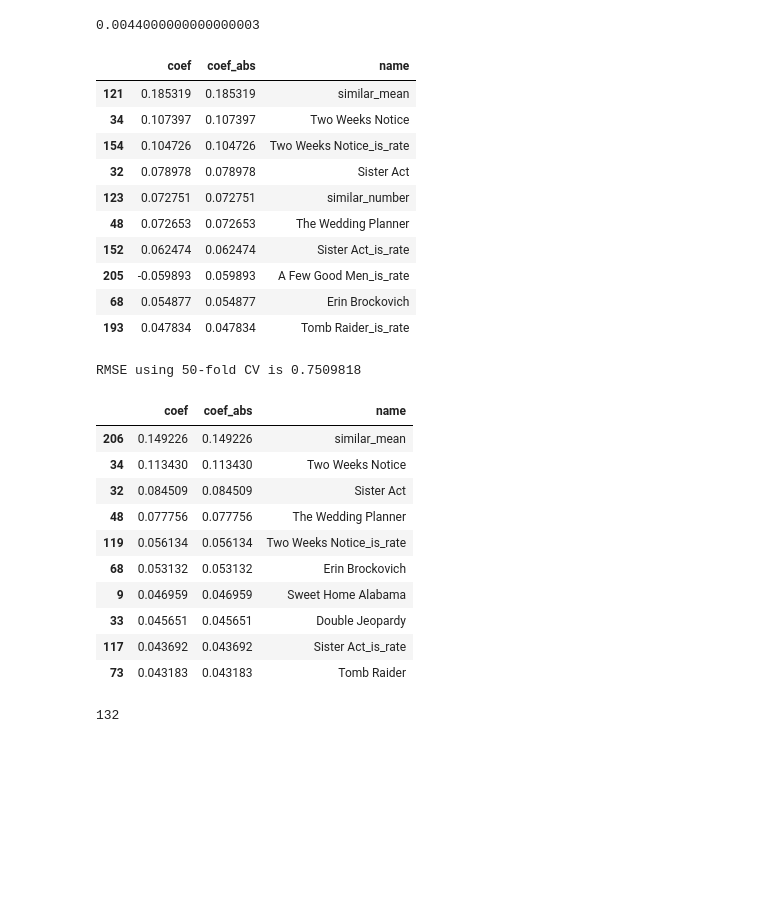
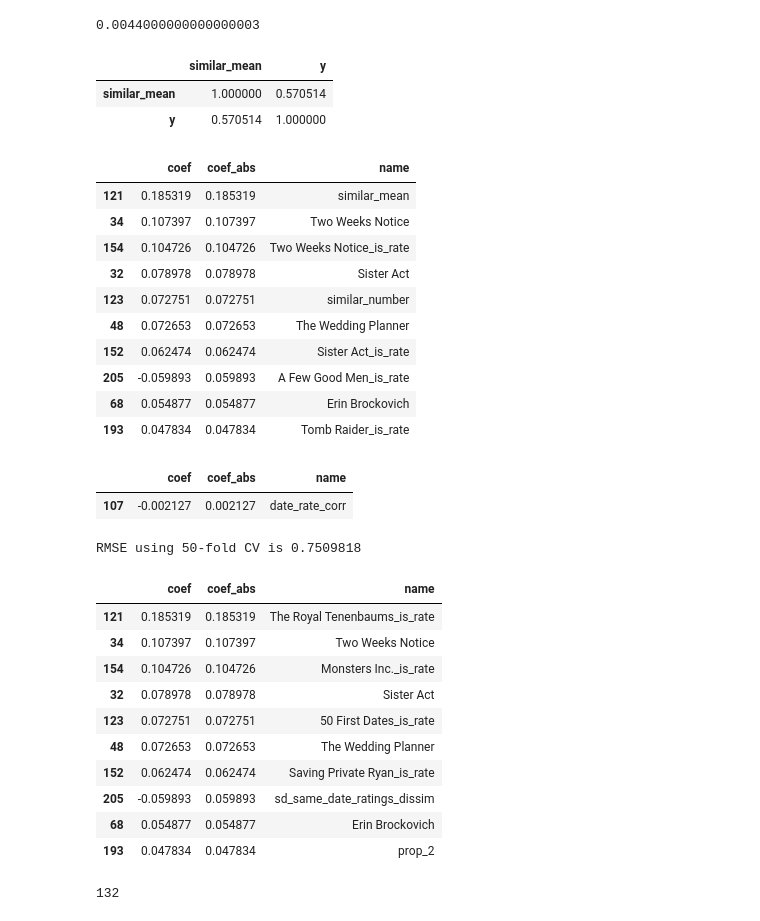
Before and after one commit to AvivNavon/Netflix-Prize, a Jupyter notebook: Netflix_Prize.ipynb, the cells around one changed output. Drawn from its saved outputs; the diff is of its cells as text; code cells hidden in the pictures; blank space fills up the shorter version.

```diff
--- a/Netflix_Prize.ipynb
+++ b/Netflix_Prize.ipynb
@@ -553,24 +577,39 @@ lasso_mod.fit(X_train_na_fix_full_scaled, y_train_full.values.ravel()).alpha_
 # %% [output]
 0.0044000000000000003
 # %%
-# top features... is_rate not scaled
+# # top features... is_rate not scaled
 lasso_mod = LassoCV(max_iter = 20000, alphas = np.arange(.0001, .01, .0001), cv = 100)
 lasso_model_fit = lasso_mod.fit(X_train_na_fix_full_scaled_, y_train_full.values.ravel())
-coefs_ = pd.DataFrame({'coef':lasso_model_fit.coef_, 'coef_abs':abs(lasso_model_fit.coef_),
-                       'name':X_train_na_fix_full_scaled_.columns})
-coefs_.sort_values('coef_abs', ascending = False).head(10)
-# %% [output]
-|  | coef | coef_abs | name |
-| 121 | 0.185319 | 0.185319 | similar_mean |
-| 34 | 0.107397 | 0.107397 | Two Weeks Notice |
-| 154 | 0.104726 | 0.104726 | Two Weeks Notice_is_rate |
-| 32 | 0.078978 | 0.078978 | Sister Act |
-| 123 | 0.072751 | 0.072751 | similar_number |
-| 48 | 0.072653 | 0.072653 | The Wedding Planner |
-| 152 | 0.062474 | 0.062474 | Sister Act_is_rate |
-| 205 | -0.059893 | 0.059893 | A Few Good Men_is_rate |
-| 68 | 0.054877 | 0.054877 | Erin Brockovich |
-| 193 | 0.047834 | 0.047834 | Tomb Raider_is_rate |
+# %%
+tmp = X_train_na_fix_full_scaled_[['similar_mean']].copy()
+tmp['y'] = y_train_full.values.ravel()
+tmp.corr()
+# %% [output]
+|  | similar_mean | y |
+| similar_mean | 1.000000 | 0.570514 |
+| y | 0.570514 | 1.000000 |
+# %%
+coefs_ = pd.DataFrame({'coef':lasso_model_fit.coef_, 'coef_abs':abs(lasso_model_fit.coef_),
+                       'name':X_train_na_fix_full_scaled_.columns})
+coefs_.sort_values('coef_abs', ascending = False).head(10)
+# %% [output]
+|  | coef | coef_abs | name |
+| 121 | 0.185319 | 0.185319 | similar_mean |
+| 34 | 0.107397 | 0.107397 | Two Weeks Notice |
+| 154 | 0.104726 | 0.104726 | Two Weeks Notice_is_rate |
+| 32 | 0.078978 | 0.078978 | Sister Act |
+| 123 | 0.072751 | 0.072751 | similar_number |
+| 48 | 0.072653 | 0.072653 | The Wedding Planner |
+| 152 | 0.062474 | 0.062474 | Sister Act_is_rate |
+| 205 | -0.059893 | 0.059893 | A Few Good Men_is_rate |
+| 68 | 0.054877 | 0.054877 | Erin Brockovich |
+| 193 | 0.047834 | 0.047834 | Tomb Raider_is_rate |
+# %%
+tmp = coefs_.sort_values('coef_abs', ascending = False).reset_index(drop=1)
+tmp.loc[tmp.name == 'date_rate_corr']
+# %% [output]
+|  | coef | coef_abs | name |
+| 107 | -0.002127 | 0.002127 | date_rate_corr |
 # %%
 # is_rate scaled...
 lasso_mod = LassoCV(max_iter = 10000, alphas = np.arange(.0001, .01, .0001), cv = 50) # normalize = True,
@@ -587,21 +626,22 @@ RMSE using 50-fold CV is 0.7509818
 # top features... is rate scaled
 lasso_mod = LassoCV(max_iter = 20000, alphas = np.arange(.0001, .01, .0001), cv = 100)
 lasso_model_fit = lasso_mod.fit(X_train_na_fix_full_scaled, y_train_full.values.ravel())
-coefs_ = pd.DataFrame({'coef':lasso_model_fit.coef_, 'coef_abs':abs(lasso_model_fit.coef_),
-                       'name':X_train_na_fix_full_scaled.columns})
-coefs_.sort_values('coef_abs', ascending = False).head(10)
-# %% [output]
-|  | coef | coef_abs | name |
-| 206 | 0.149226 | 0.149226 | similar_mean |
-| 34 | 0.113430 | 0.113430 | Two Weeks Notice |
-| 32 | 0.084509 | 0.084509 | Sister Act |
-| 48 | 0.077756 | 0.077756 | The Wedding Planner |
-| 119 | 0.056134 | 0.056134 | Two Weeks Notice_is_rate |
-| 68 | 0.053132 | 0.053132 | Erin Brockovich |
-| 9 | 0.046959 | 0.046959 | Sweet Home Alabama |
-| 33 | 0.045651 | 0.045651 | Double Jeopardy |
-| 117 | 0.043692 | 0.043692 | Sister Act_is_rate |
-| 73 | 0.043183 | 0.043183 | Tomb Raider |
+# %%
+coefs_ = pd.DataFrame({'coef':lasso_model_fit.coef_, 'coef_abs':abs(lasso_model_fit.coef_),
+                       'name':X_train_na_fix_full_scaled.columns})
+coefs_.sort_values('coef_abs', ascending = False).head(10)
+# %% [output]
+|  | coef | coef_abs | name |
+| 121 | 0.185319 | 0.185319 | The Royal Tenenbaums_is_rate |
+| 34 | 0.107397 | 0.107397 | Two Weeks Notice |
+| 154 | 0.104726 | 0.104726 | Monsters Inc._is_rate |
+| 32 | 0.078978 | 0.078978 | Sister Act |
+| 123 | 0.072751 | 0.072751 | 50 First Dates_is_rate |
+| 48 | 0.072653 | 0.072653 | The Wedding Planner |
+| 152 | 0.062474 | 0.062474 | Saving Private Ryan_is_rate |
+| 205 | -0.059893 | 0.059893 | sd_same_date_ratings_dissim |
+| 68 | 0.054877 | 0.054877 | Erin Brockovich |
+| 193 | 0.047834 | 0.047834 | prop_2 |
 # %%
 (coefs_.coef != 0).sum()
 # %% [output]
```
Also changed, not shown: parts of 12 cells of this notebook.
